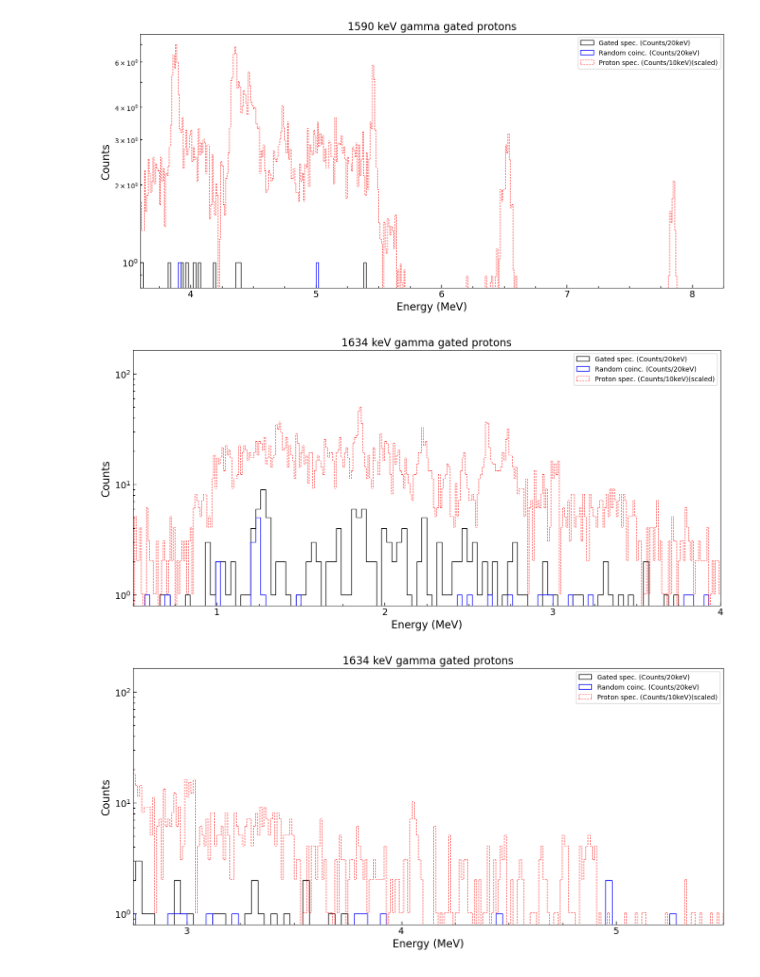
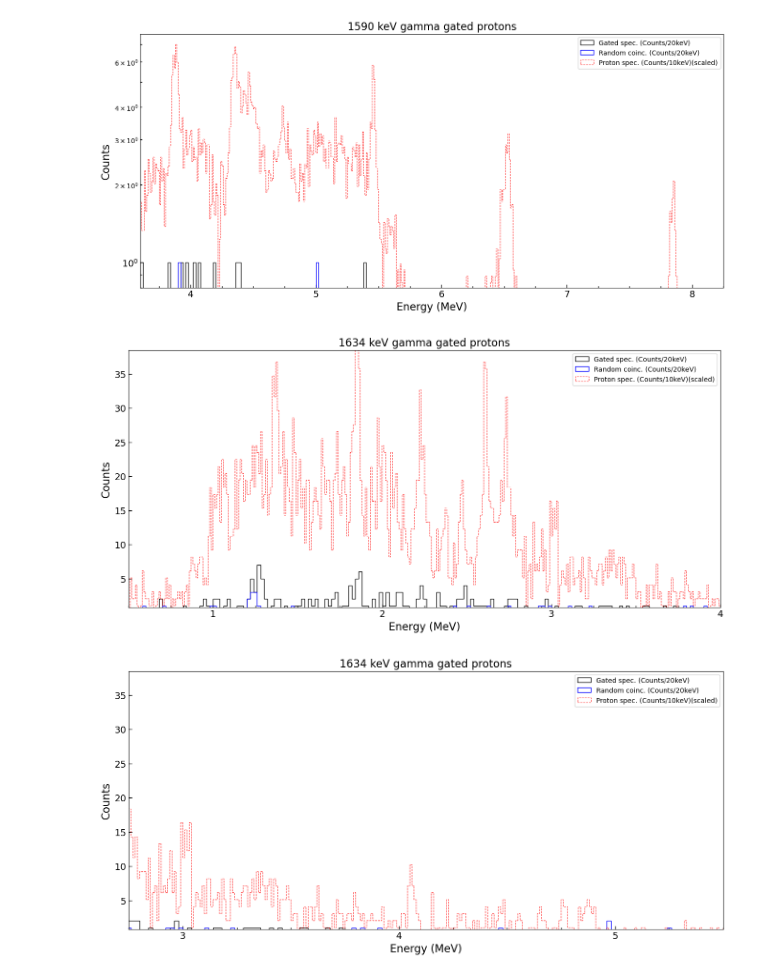
Before and after one commit to phaue/Masters, a Jupyter notebook: analysis/python/GammaGates/GammaGatedProtons.ipynb, the cells around one changed output. Cells and saved outputs as stored; diff of their text form; code cells hidden in the pictures.

```diff
--- a/analysis/python/GammaGates/GammaGatedProtons.ipynb
+++ b/analysis/python/GammaGates/GammaGatedProtons.ipynb
@@ -122,7 +122,8 @@ def plot_energy_hists(
     fig_ax=None,             # optionally pass existing (fig, ax)
     saveas = None,
     overlay_name = "default",
-    maxy = scale
+    maxy = scale,
+    yscale = 'log',
 ):
     """
     Plot one or more energy histograms on the same figure with consistent formatting.
@@ -189,7 +190,7 @@ def plot_energy_hists(
             histtype='step', color='r', ls='--', label=overlay_name, linewidth=0.8, alpha=0.85)
 
 
-    ax.set_yscale('log')
+    ax.set_yscale(yscale)
     ax.set_xticks(np.arange(0, 8.5, 0.25), minor=True)
     ax.set_xticks(np.arange(0, 8.5, 1))
     ax.set_xlim(*xlim)
@@ -363,28 +364,29 @@ for g,s,xls,sa in zip(gates,scales,xlims,saves):
 # %%
 
 #gates = [332, 445, 735, 840, 950, 1070, 1113, 1384, 1590, 1634, 1716, 1745, 2497, 2830]
 gates = [1634,1634]
-binwidth = 0.03
+binwidth = 0.02
 scales = [50,50]
 xlims = [(0.5,4), (2.75,5.5)]
 saves =[None, None]
 for g,s,xls,sa in zip(gates,scales,xlims,saves):
 
     fig, ax = plot_energy_hists(
         energies_list=[gprotons[f"{g}"]["gate"], gprotons[f"{g}"]["upper_bg"]],
         reference_overlay = E2p,
         colors=['k', 'b', 'r'],
         labels=['Gated spec. (Counts/20keV)','Random coinc. (Counts/20keV)'],
         over_binw=0.01,
         bin_width=binwidth,
         ylabel="Counts",
         scale=s,
         title=f"{g} keV gamma gated protons",
         xlim = xls,
         saveas=sa,
         overlay_name = "Proton spec. (Counts/10keV)(scaled)",
-        maxy = 150
+        maxy = 35,
+        yscale='linear'
     )
 # %% [output]
-[figure, old version]
+[figure, new version]
-[figure, old version]
+[figure, new version]
```
Also changed, not shown: 27 other files.
